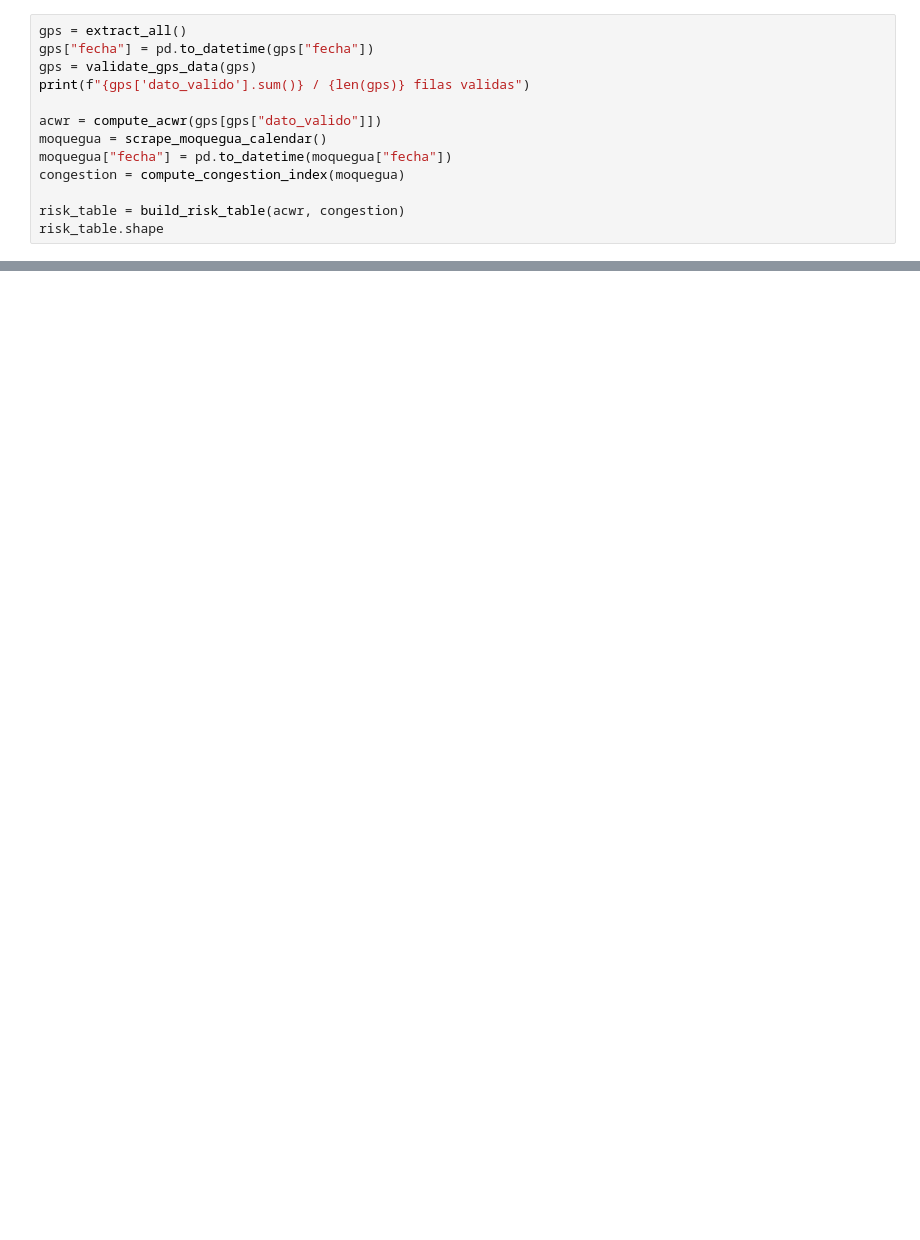
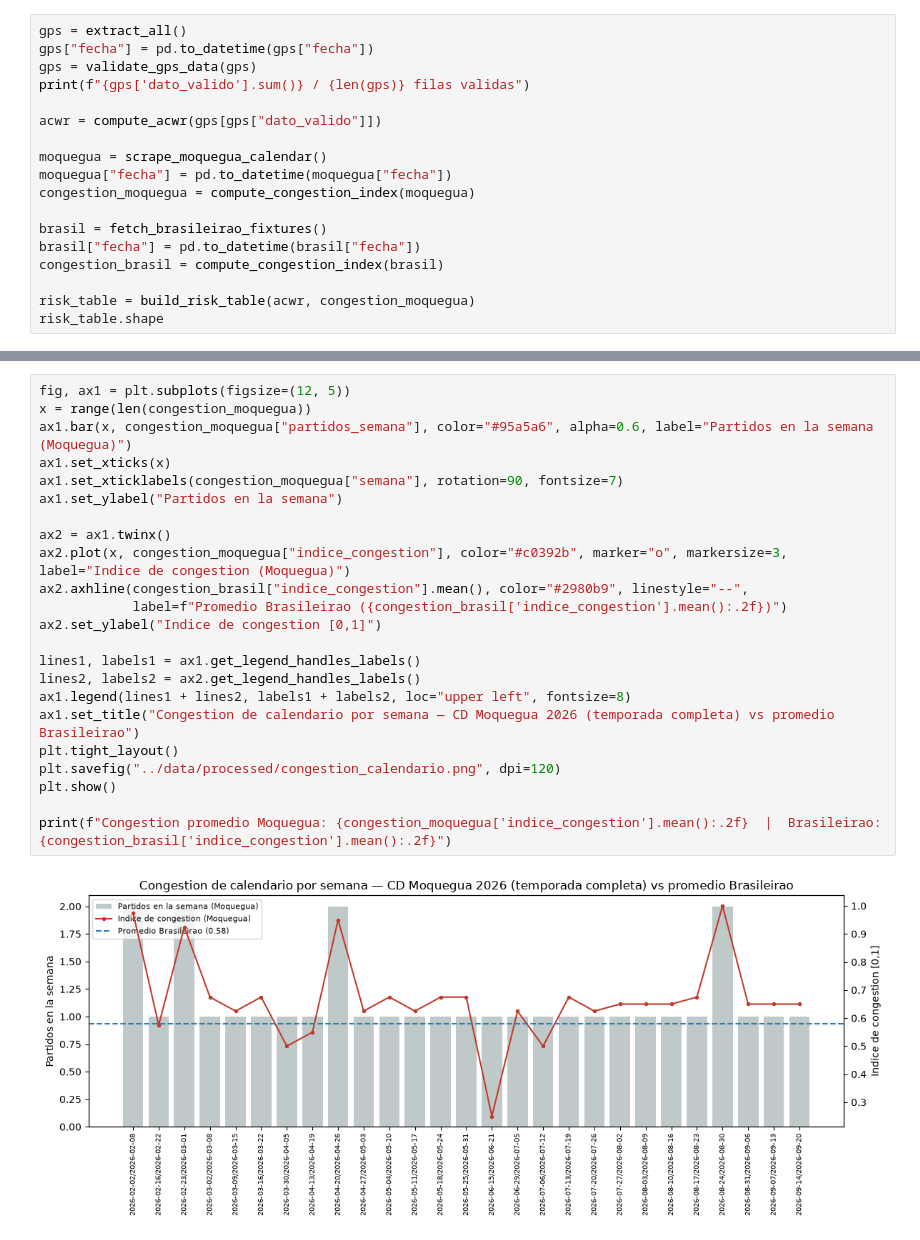
Before and after one commit to poncoy/player-workload-risk, a Jupyter notebook: notebooks/analisis_riesgo.ipynb, the cells around one changed output, grey strips where cells are left out. Drawn from its saved outputs; the diff is of its cells as text; blank space fills up the shorter version.

```diff
--- a/notebooks/analisis_riesgo.ipynb
+++ b/notebooks/analisis_riesgo.ipynb
@@ -26,10 +31,15 @@ gps = validate_gps_data(gps)
 print(f"{gps['dato_valido'].sum()} / {len(gps)} filas validas")
 
 acwr = compute_acwr(gps[gps["dato_valido"]])
+
 moquegua = scrape_moquegua_calendar()
 moquegua["fecha"] = pd.to_datetime(moquegua["fecha"])
-congestion = compute_congestion_index(moquegua)
+congestion_moquegua = compute_congestion_index(moquegua)
 
-risk_table = build_risk_table(acwr, congestion)
+brasil = fetch_brasileirao_fixtures()
+brasil["fecha"] = pd.to_datetime(brasil["fecha"])
+congestion_brasil = compute_congestion_index(brasil)
+
+risk_table = build_risk_table(acwr, congestion_moquegua)
 risk_table.shape
 # %% [output]
@@ -96,0 +246,25 @@ plt.show()
+# %%
+fig, ax1 = plt.subplots(figsize=(12, 5))
+x = range(len(congestion_moquegua))
+ax1.bar(x, congestion_moquegua["partidos_semana"], color="#95a5a6", alpha=0.6, label="Partidos en la semana (Moquegua)")
+ax1.set_xticks(x)
+ax1.set_xticklabels(congestion_moquegua["semana"], rotation=90, fontsize=7)
+ax1.set_ylabel("Partidos en la semana")
+
+ax2 = ax1.twinx()
+ax2.plot(x, congestion_moquegua["indice_congestion"], color="#c0392b", marker="o", markersize=3, label="Indice de congestion (Moquegua)")
+ax2.axhline(congestion_brasil["indice_congestion"].mean(), color="#2980b9", linestyle="--",
+            label=f"Promedio Brasileirao ({congestion_brasil['indice_congestion'].mean():.2f})")
+ax2.set_ylabel("Indice de congestion [0,1]")
+
+lines1, labels1 = ax1.get_legend_handles_labels()
+lines2, labels2 = ax2.get_legend_handles_labels()
+ax1.legend(lines1 + lines2, labels1 + labels2, loc="upper left", fontsize=8)
+ax1.set_title("Congestion de calendario por semana — CD Moquegua 2026 (temporada completa) vs promedio Brasileirao")
+plt.tight_layout()
+plt.savefig("../data/processed/congestion_calendario.png", dpi=120)
+plt.show()
+
+print(f"Congestion promedio Moquegua: {congestion_moquegua['indice_congestion'].mean():.2f}  |  Brasileirao: {congestion_brasil['indice_congestion'].mean():.2f}")
+# %% [output]
+[figure, added]
```
Also changed, not shown: parts of 22 cells of this notebook, 2 other files.
